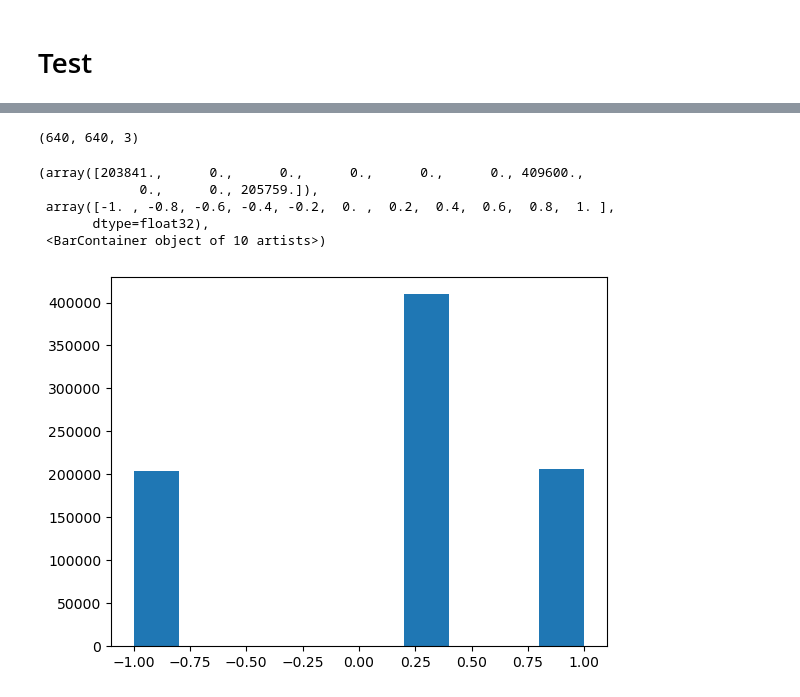
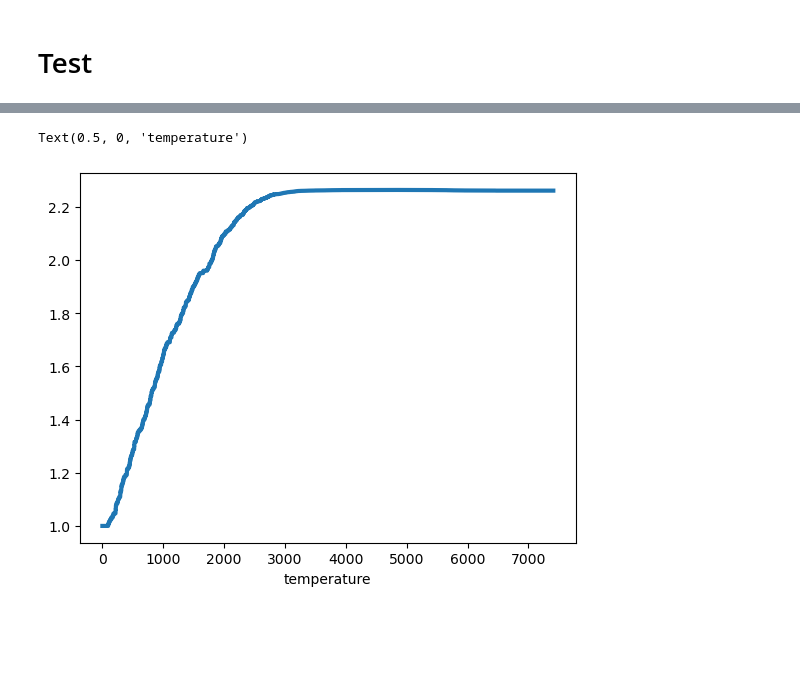
Before and after one commit to heysoos/neuralart, a Jupyter notebook: notebooks/IsingCA_pygame-local.ipynb, the cells around one changed output, grey strips where cells are left out. Cells and saved outputs as stored; diff of their text form; code cells hidden in the pictures; blank space fills up the shorter version.

```diff
--- a/notebooks/IsingCA_pygame-local.ipynb
+++ b/notebooks/IsingCA_pygame-local.ipynb
@@ -275,3 +385,10 @@ plt.hist(1 / state[0, -1, ...].cpu().numpy().reshape(-1)); plt.yscale('log')
+# %%
+plt.plot(temps, lw='3')
+plt.xlabel('time')
+plt.xlabel('temperature')
+# %% [output]
+Text(0.5, 0, 'temperature')
+[figure, added]
 # %%
 fname = time.strftime("%Y%m%d-%H%M%S")
 out = cv2.VideoWriter(f'videos/CA-{fname}.avi',cv2.VideoWriter_fourcc(*'DIVX'), 60, (RESX, RESY), 3)
@@ -283,16 +400,3 @@ for img in imgs:
     o_img = np.uint8(cv2.cvtColor(img, cv2.COLOR_RGB2BGR))
     out.write(o_img)
 out.release()
-# %%
-img.shape
-# %% [output]
-(640, 640, 3)
-# %%
-plt.hist(state.reshape(-1).cpu().detach().numpy())
-# %% [output]
-(array([203841.,      0.,      0.,      0.,      0.,      0., 409600.,
-             0.,      0., 205759.]),
- array([-1. , -0.8, -0.6, -0.4, -0.2,  0. ,  0.2,  0.4,  0.6,  0.8,  1. ],
-       dtype=float32),
- <BarContainer object of 10 artists>)
-[figure, removed]
```
Also changed, not shown: parts of 11 cells of this notebook, 6 other files.
